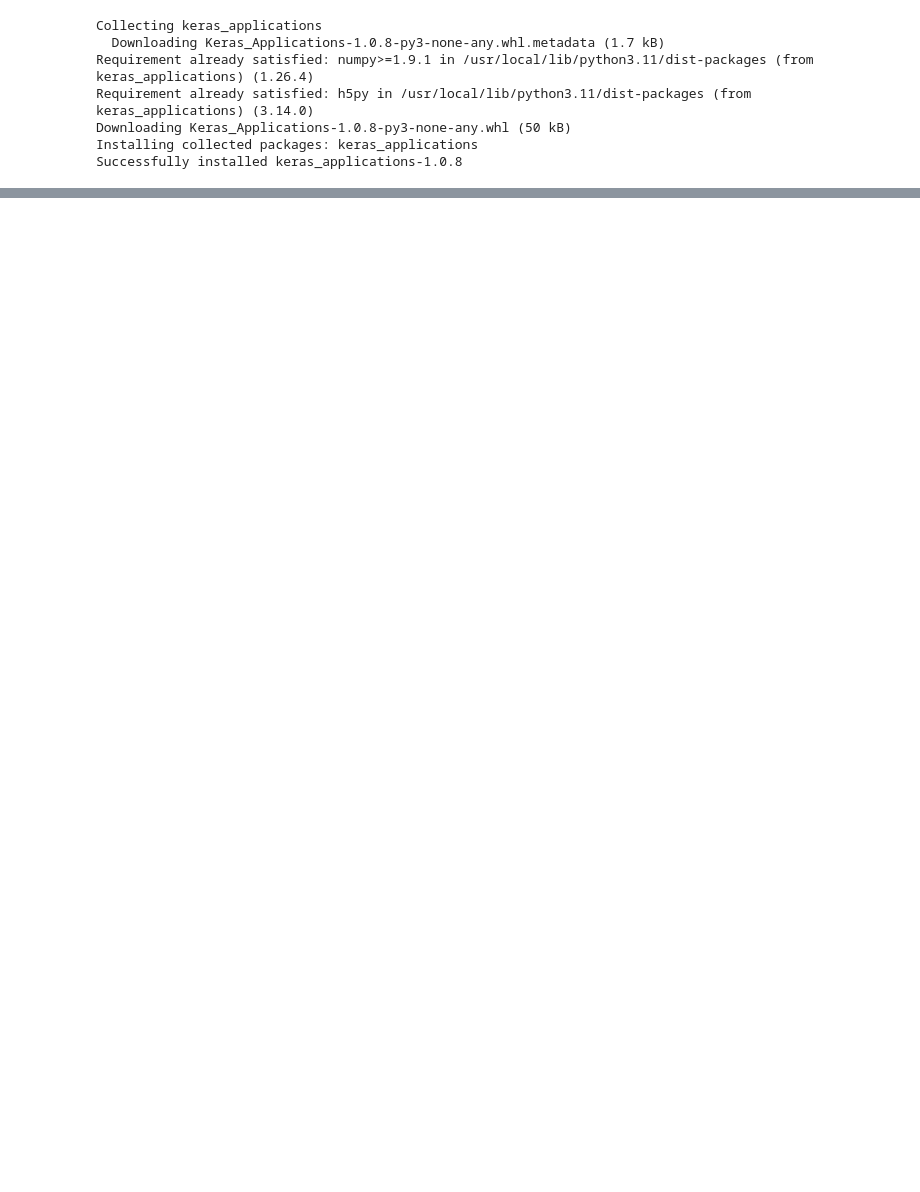
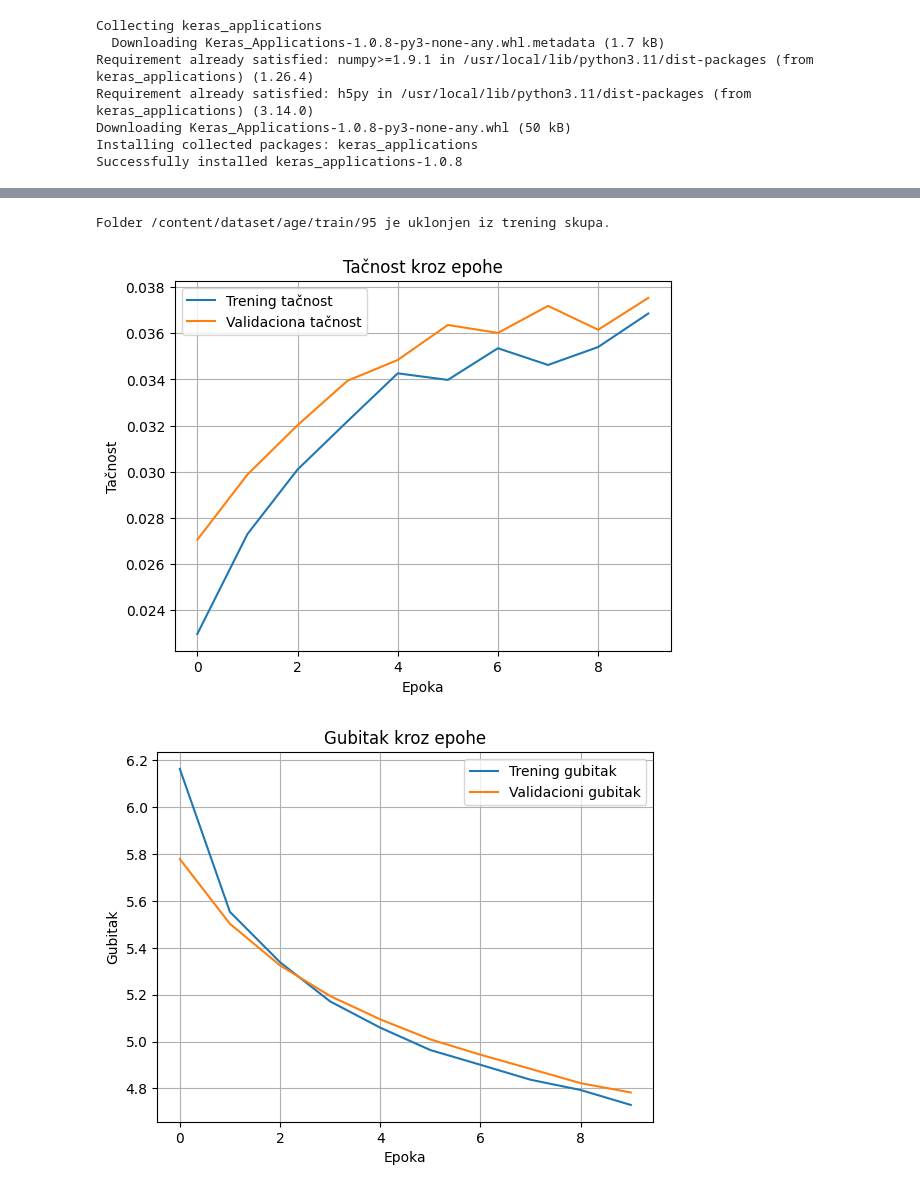
Before and after one commit to jelenamihalek/PPPO, a Jupyter notebook: JelenaMihalekPPPO.ipynb, the cells around one changed output, grey strips where cells are left out. Saved outputs shown, nothing was run; the diff lists cells and outputs as text; code cells hidden in the pictures; blank space fills up the shorter version.

```diff
--- a/JelenaMihalekPPPO.ipynb
+++ b/JelenaMihalekPPPO.ipynb
@@ -1219,0 +1055,37 @@ WARNING:absl:Compiled the loaded model, but the compiled metrics have yet to be
+# %%
+import shutil
+
+train_dir = '/content/dataset/age/train'
+remove_class = '95'
+
+remove_class_path = os.path.join(train_dir, remove_class)
+if os.path.exists(remove_class_path):
+    shutil.rmtree(remove_class_path)
+    print(f'Folder {remove_class_path} je uklonjen iz trening skupa.')
+else:
+    print(f'Folder {remove_class_path} ne postoji.')
+# %% [output]
+Folder /content/dataset/age/train/95 je uklonjen iz trening skupa.
+# %%
+import matplotlib.pyplot as plt
+
+plt.plot(history.history['accuracy'], label='Trening tačnost')
+plt.plot(history.history['val_accuracy'], label='Validaciona tačnost')
+plt.title('Tačnost kroz epohe')
+plt.xlabel('Epoka')
+plt.ylabel('Tačnost')
+plt.legend()
+plt.grid(True)
+plt.show()
+
+plt.plot(history.history['loss'], label='Trening gubitak')
+plt.plot(history.history['val_loss'], label='Validacioni gubitak')
+plt.title('Gubitak kroz epohe')
+plt.xlabel('Epoka')
+plt.ylabel('Gubitak')
+plt.legend()
+plt.grid(True)
+plt.show()
+# %% [output]
+[figure, added]
+[figure, added]
```
Also changed, not shown: parts of 59 cells of this notebook.
